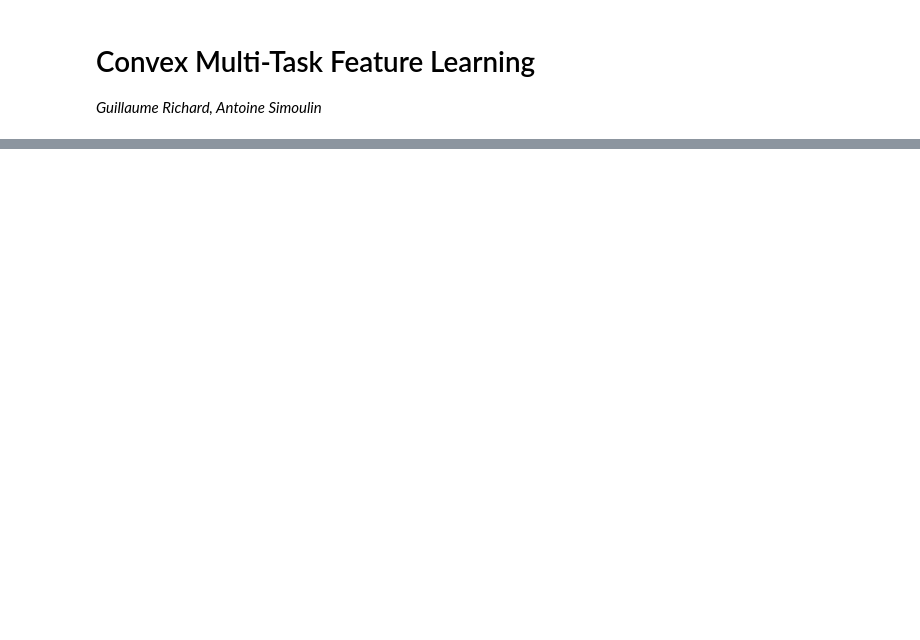
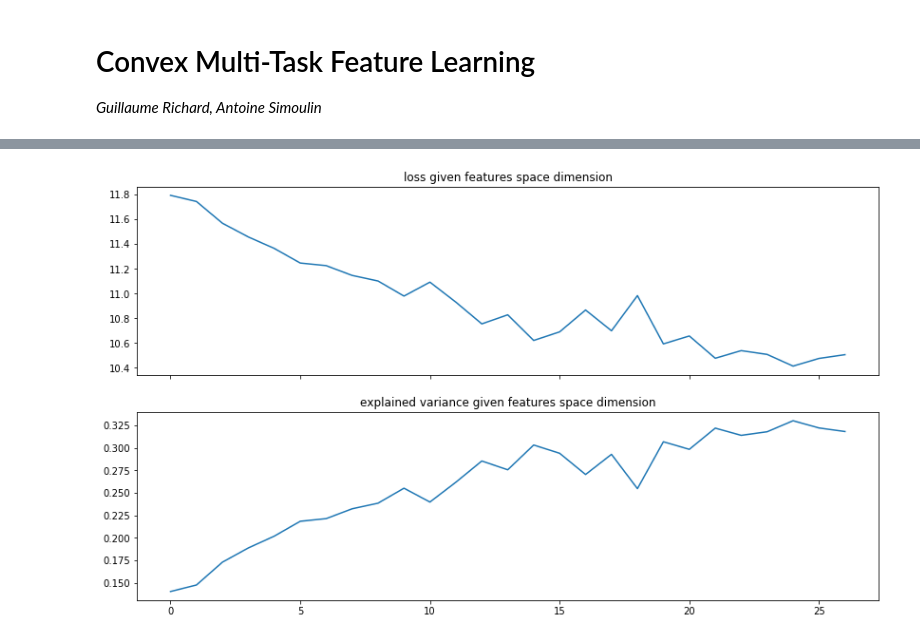
Before and after one commit to GRichard513/Convex-Multi-Task-Learning-, a Jupyter notebook: SGD.ipynb, the cells around one changed output, grey strips where cells are left out. Saved outputs shown, nothing was run; the diff lists cells and outputs as text; code cells hidden in the pictures; blank space fills up the shorter version.

```diff
--- a/SGD.ipynb
+++ b/SGD.ipynb
@@ -124,0 +205,19 @@ ________________________________________________________________________________
+# %%
+LOSS = [0]*27
+VAR = [0]*27
+
+for n in range(1,28):
+    MLT_Task_test = MLT_Task(X_train_list, Y_train_list, N=n, n_epoch=4, l_rate=1e-5)
+    _, _, _, loss, expl_var = MLT_Task_test.opt()
+    LOSS[n-1] = loss
+    VAR[n-1] = expl_var
+# %%
+# Two subplots, the axes array is 1-d
+f, axarr = plt.subplots(2, sharex=True, figsize=[14,8])
+axarr[0].plot(LOSS)
+axarr[0].set_title('loss given features space dimension')
+axarr[1].plot(VAR)
+axarr[1].set_title('explained variance given features space dimension')
+plt.show()
+# %% [output]
+[figure, added]
```
Also changed, not shown: parts of 4 cells of this notebook.
